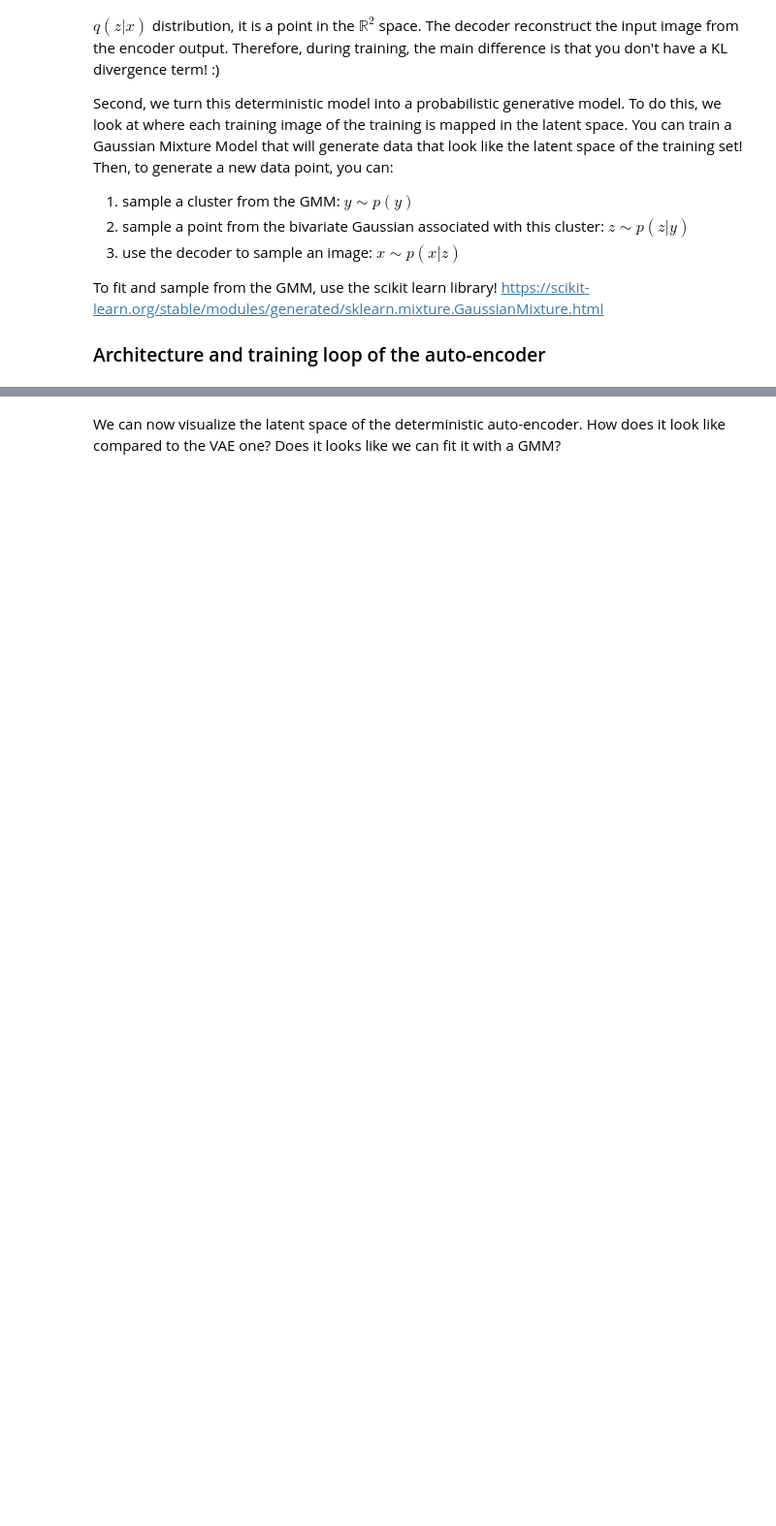
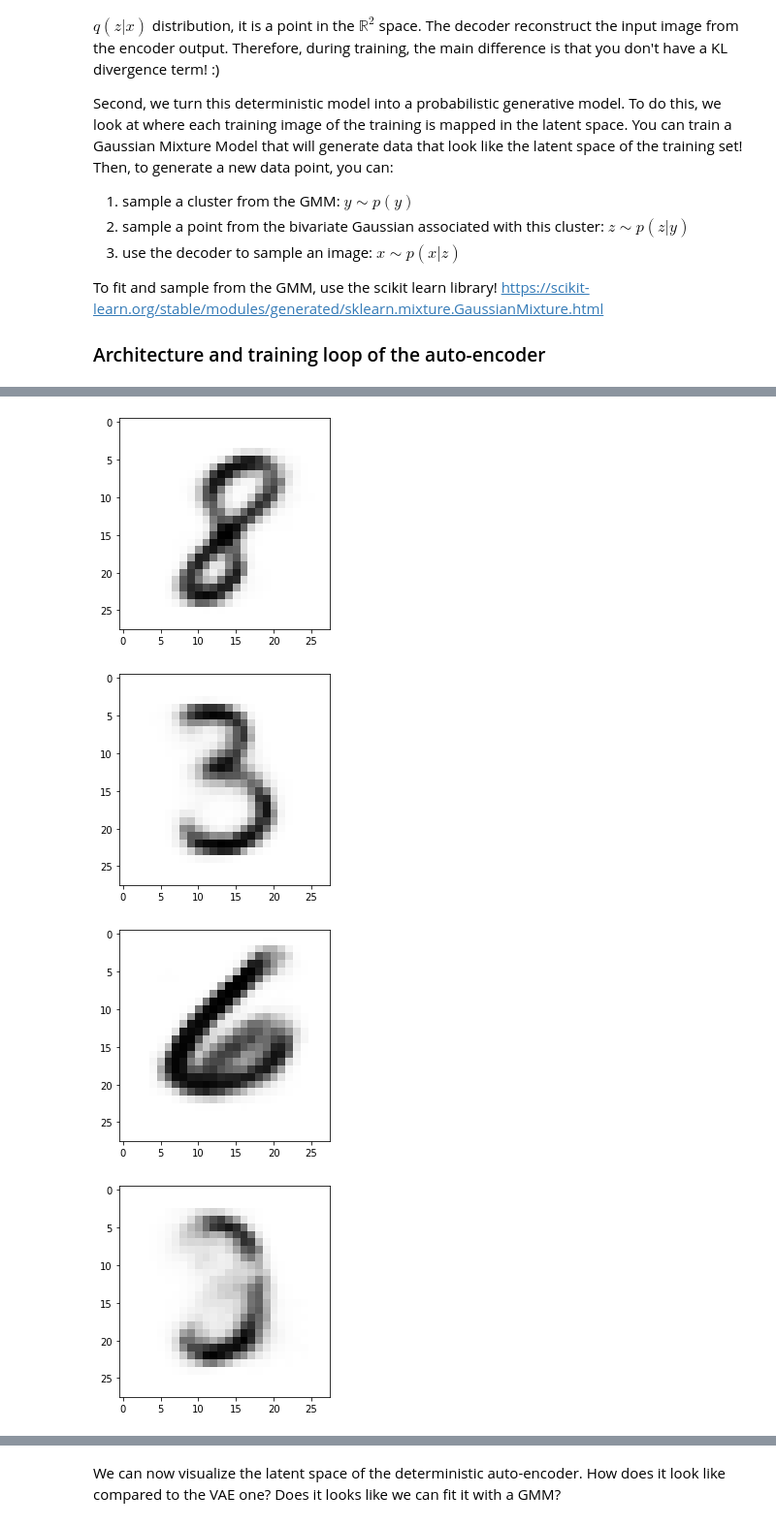
Before and after one commit to souserge/pgm-labs, a Jupyter notebook: src/lab1/lab1_vae.ipynb, the cells around one changed output, grey strips where cells are left out. Shown at 97% size. Drawn from its saved outputs; the diff is of its cells as text; code cells hidden in the pictures; blank space fills up the shorter version.

```diff
--- a/src/lab1/lab1_vae.ipynb
+++ b/src/lab1/lab1_vae.ipynb
@@ -844,0 +898,28 @@ https://scikit-learn.org/stable/modules/generated/sklearn.mixture.GaussianMixtur
+# %%
+fc_block = lambda in_n, out_n: (nn.Linear(in_n, out_n), nn.ReLU())
+
+
+class Encoder(nn.Module):
+    def __init__(self, input_dim, latent_dim):
+        super(Encoder, self).__init__()
+        self.layers = nn.Sequential(
+            *fc_block(input_dim, 500),
+            *fc_block(500, 250),
+            nn.Linear(250, latent_dim)
+        )
+
+    def forward(self, x):
+        return self.layers(x)
+
+
+class Decoder(nn.Module):
+    def __init__(self, input_dim, latent_dim):
+        super(Decoder, self).__init__()
+        self.layers = nn.Sequential(
+            *fc_block(latent_dim, 250),
+            *fc_block(250, 500),
+            nn.Linear(500, input_dim),
+        )
+
+    def forward(self, x):
+        return self.layers(x)
@@ -844,0 +981,16 @@ https://scikit-learn.org/stable/modules/generated/sklearn.mixture.GaussianMixtur
+# %%
+decoder.eval()
+
+with torch.no_grad():
+    k = 5
+    perm = torch.randperm(train_data_pixels.size(0))
+    idx = perm[:k]
+    samples = train_data_pixels[idx, :]
+    z = encoder(samples)
+    images = torch.sigmoid(decoder(z))
+    display_images(images)
+# %% [output]
+[figure, added]
+[figure, added]
+[figure, added]
+[figure, added]
```
Also changed, not shown: parts of 25 cells of this notebook.
